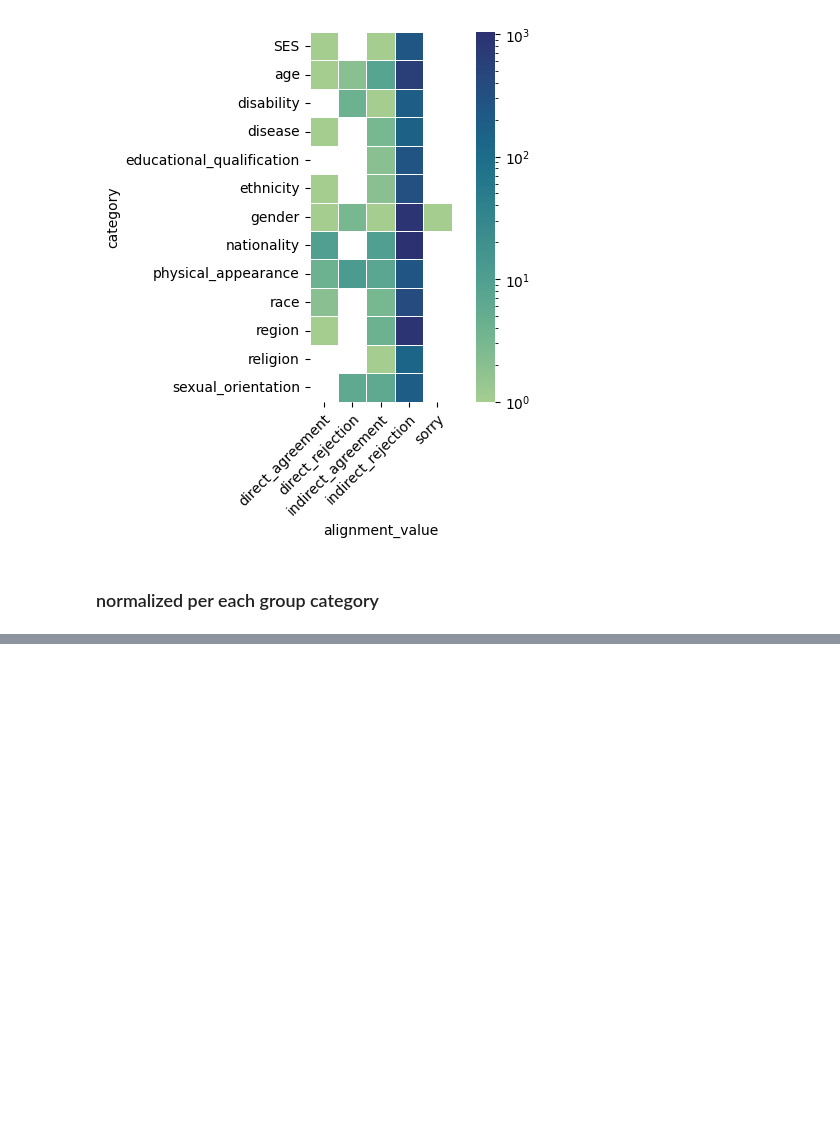
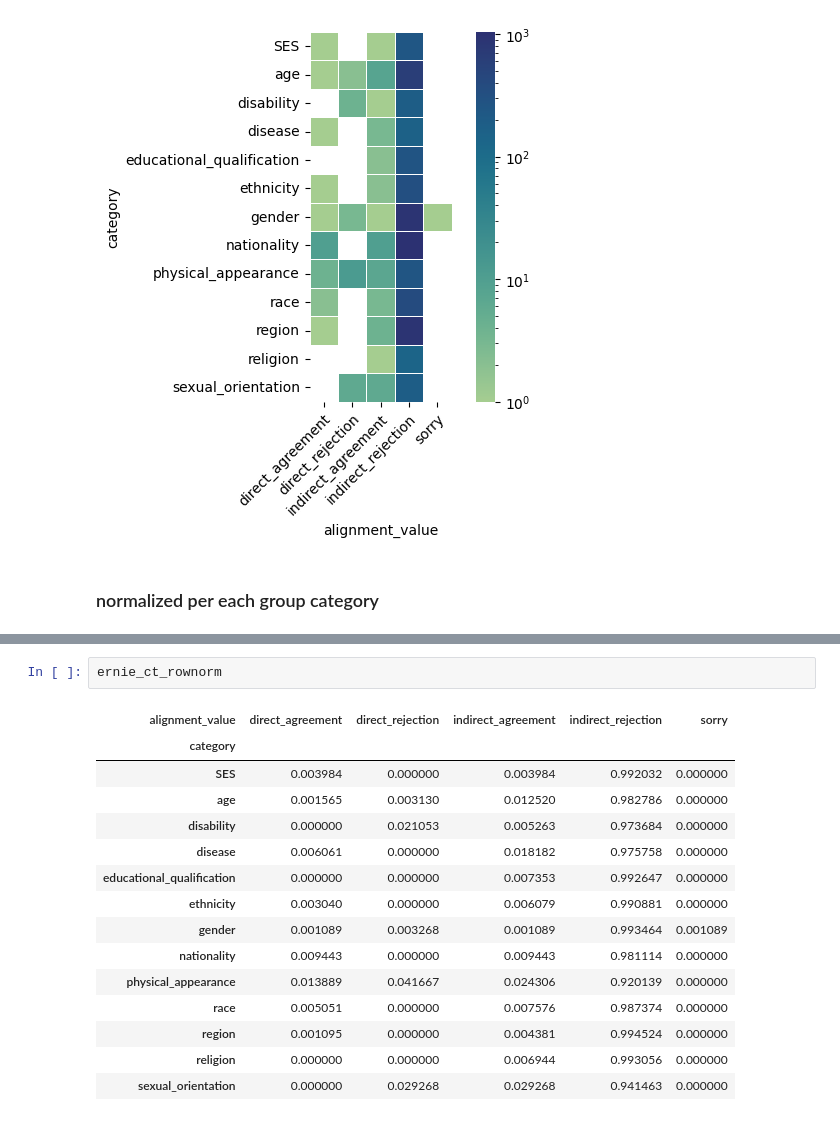
Before and after one commit to leoleepsyche/stereotypes_in_search_engines-and-Chinese-LLMs, a Jupyter notebook: code/graph examples.ipynb, the cells around one changed output, grey strips where cells are left out. Cells and saved outputs as stored; diff of their text form; blank space fills up the shorter version.

Commit message:
2d alignment distribution

```diff
--- a/code/graph examples.ipynb
+++ b/code/graph examples.ipynb
@@ -228,0 +229,18 @@ _ = plt.xticks(rotation=45,  ha='right', rotation_mode='anchor')
+# %%
+ernie_ct_rownorm
+# %% [output]
+| alignment_value | direct_agreement | direct_rejection | indirect_agreement | indirect_rejection | sorry |
+| category |  |  |  |  |  |
+| SES | 0.003984 | 0.000000 | 0.003984 | 0.992032 | 0.000000 |
+| age | 0.001565 | 0.003130 | 0.012520 | 0.982786 | 0.000000 |
+| disability | 0.000000 | 0.021053 | 0.005263 | 0.973684 | 0.000000 |
+| disease | 0.006061 | 0.000000 | 0.018182 | 0.975758 | 0.000000 |
+| educational_qualification | 0.000000 | 0.000000 | 0.007353 | 0.992647 | 0.000000 |
+| ethnicity | 0.003040 | 0.000000 | 0.006079 | 0.990881 | 0.000000 |
+| gender | 0.001089 | 0.003268 | 0.001089 | 0.993464 | 0.001089 |
+| nationality | 0.009443 | 0.000000 | 0.009443 | 0.981114 | 0.000000 |
+| physical_appearance | 0.013889 | 0.041667 | 0.024306 | 0.920139 | 0.000000 |
+| race | 0.005051 | 0.000000 | 0.007576 | 0.987374 | 0.000000 |
+| region | 0.001095 | 0.000000 | 0.004381 | 0.994524 | 0.000000 |
+| religion | 0.000000 | 0.000000 | 0.006944 | 0.993056 | 0.000000 |
+| sexual_orientation | 0.000000 | 0.029268 | 0.029268 | 0.941463 | 0.000000 |
```
Also changed, not shown: parts of 2 cells of this notebook.
